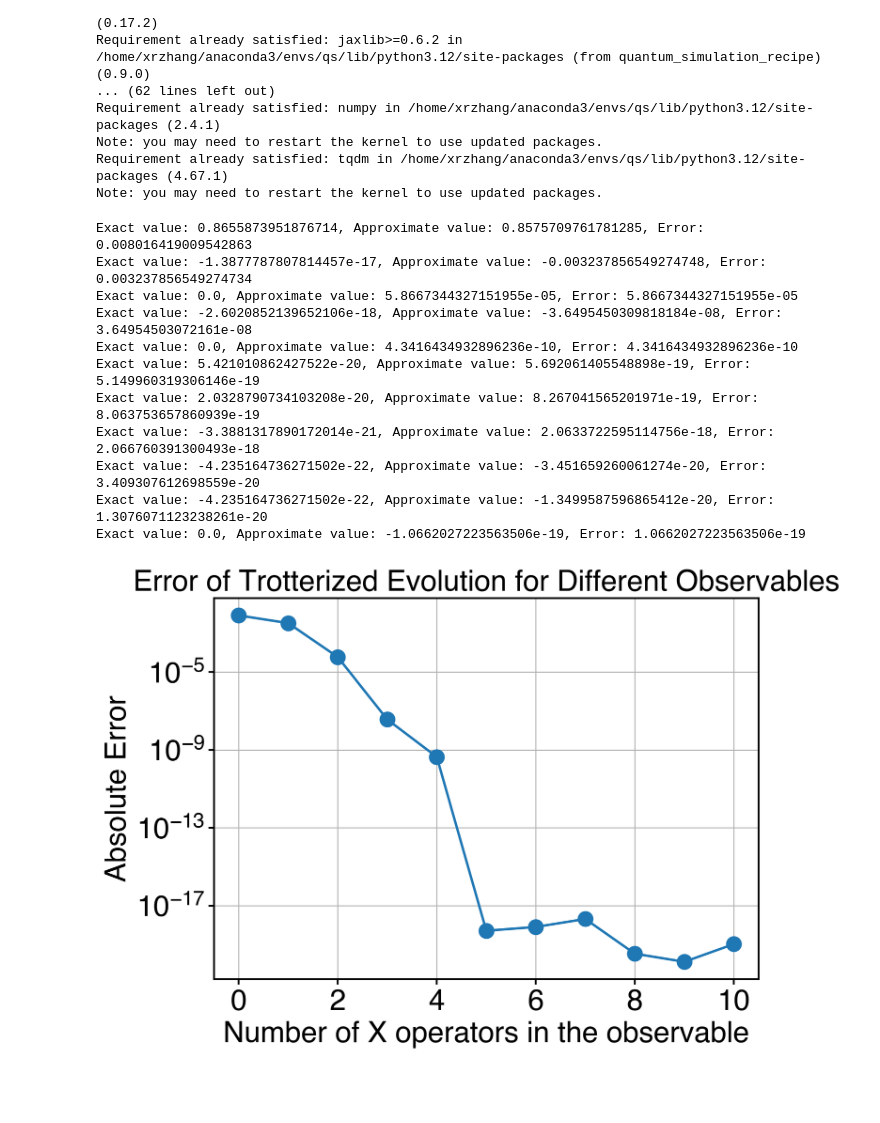
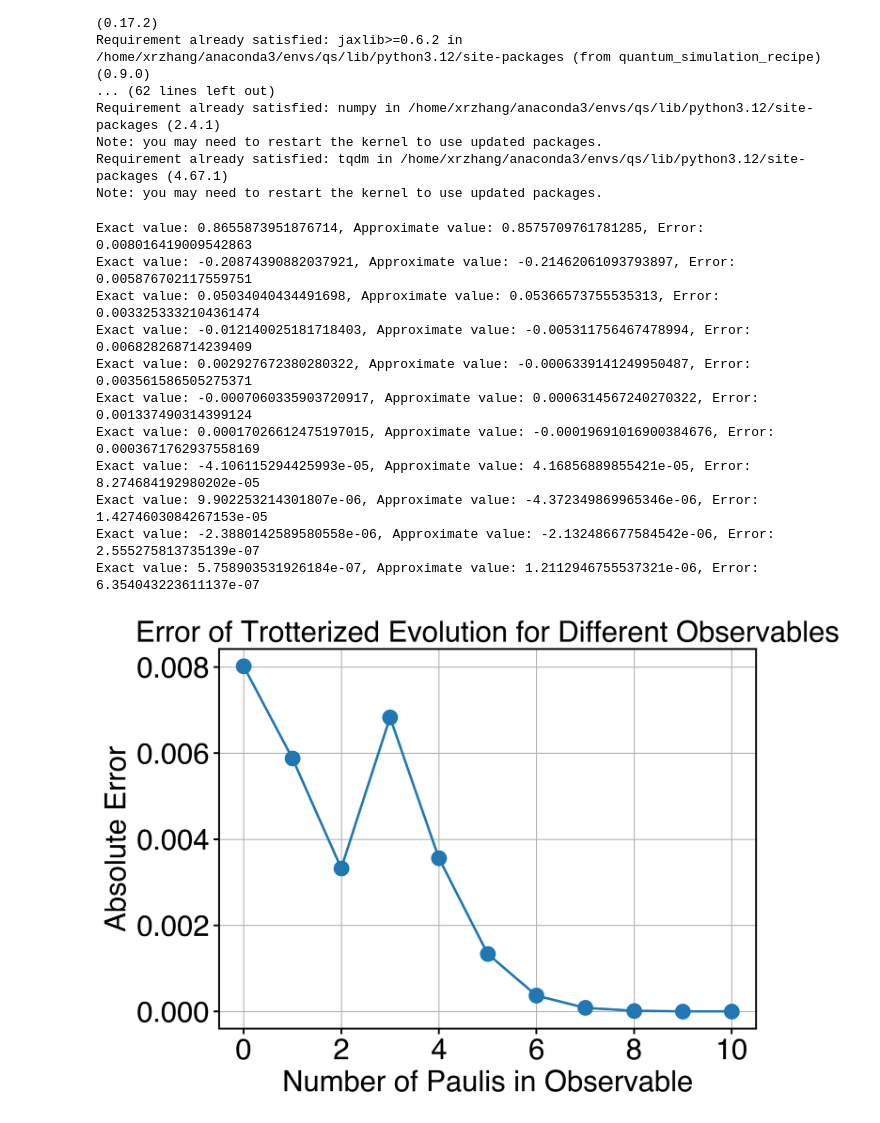
Before and after one commit to Xran-ZH/Simulation-Error-and-Bra-ket-entanglement, a Jupyter notebook: Bra-ket-decrease-error.ipynb, the cells around one changed output. Cells and saved outputs as stored; diff of their text form; code cells hidden in the pictures; blank space fills up the shorter version.

```diff
--- a/Bra-ket-decrease-error.ipynb
+++ b/Bra-ket-decrease-error.ipynb
@@ -49,10 +49,11 @@ def Tensor_product(matrix,power):
 # Model: 1D Heisenberg model
 n=10
 dim=2**n
+r=1
+delta_t=0.1
+t=delta_t*r
+
 J,h=1,1.2
-t=.1
-r=1
-delta_t=t/r
 order=2
 hnn=Nearest_Neighbour_1d(n=n,Jx=J,Jy=J,Jz=J,hx=h,hy=0,hz=0,pbc=True)
 h_list=hnn.ham_xyz
@@ -62,7 +63,7 @@ exact_U=expH(hnn.ham,t=t)
 Observables_with_different_BK=[]
 i=0
 while i<=n:
-    paulis=Pauli('X'*i).to_matrix()
+    paulis=Pauli('Y'*i).to_matrix()
     projectures=Tensor_product([[1,0],[0,0]],n-i)
     observable=np.kron(paulis,projectures)
     Observables_with_different_BK.append(observable)
@@ -72,28 +73,28 @@ Initial_state=Statevector.from_int(0,dim).data
 # %%
 errors=[]
 for observable in  Observables_with_different_BK:
     exact_value=np.real(Statevector(exact_U@Initial_state).expectation_value(observable))
     approx_value=np.real(Statevector(approx_U@Initial_state).expectation_value(observable))
     print(f"Exact value: {exact_value}, Approximate value: {approx_value}, Error: {abs(exact_value-approx_value)}")
     errors.append(abs(exact_value-approx_value))
 plt.figure(figsize=(8,6))
 plt.plot(range(n+1), errors, marker='o')
-plt.yscale('log')
+#plt.yscale('log')
 plt.xlabel('Number of Paulis in Observable')
 plt.ylabel('Absolute Error')
 plt.title('Error of Trotterized Evolution for Different Observables')
 plt.grid()
 plt.show()
 # %% [output]
 Exact value: 0.8655873951876714, Approximate value: 0.8575709761781285, Error: 0.008016419009542863
-Exact value: -1.3877787807814457e-17, Approximate value: -0.003237856549274748, Error: 0.003237856549274734
-Exact value: 0.0, Approximate value: 5.8667344327151955e-05, Error: 5.8667344327151955e-05
-Exact value: -2.6020852139652106e-18, Approximate value: -3.6495450309818184e-08, Error: 3.64954503072161e-08
-Exact value: 0.0, Approximate value: 4.3416434932896236e-10, Error: 4.3416434932896236e-10
-Exact value: 5.421010862427522e-20, Approximate value: 5.692061405548898e-19, Error: 5.149960319306146e-19
-Exact value: 2.0328790734103208e-20, Approximate value: 8.267041565201971e-19, Error: 8.063753657860939e-19
-Exact value: -3.3881317890172014e-21, Approximate value: 2.0633722595114756e-18, Error: 2.066760391300493e-18
-Exact value: -4.235164736271502e-22, Approximate value: -3.451659260061274e-20, Error: 3.409307612698559e-20
-Exact value: -4.235164736271502e-22, Approximate value: -1.3499587596865412e-20, Error: 1.3076071123238261e-20
-Exact value: 0.0, Approximate value: -1.0662027223563506e-19, Error: 1.0662027223563506e-19
+Exact value: -0.20874390882037921, Approximate value: -0.21462061093793897, Error: 0.005876702117559751
+Exact value: 0.05034040434491698, Approximate value: 0.05366573755535313, Error: 0.0033253332104361474
+Exact value: -0.012140025181718403, Approximate value: -0.005311756467478994, Error: 0.006828268714239409
+Exact value: 0.002927672380280322, Approximate value: -0.0006339141249950487, Error: 0.003561586505275371
+Exact value: -0.0007060335903720917, Approximate value: 0.0006314567240270322, Error: 0.001337490314399124
+Exact value: 0.00017026612475197015, Approximate value: -0.00019691016900384676, Error: 0.0003671762937558169
+Exact value: -4.106115294425993e-05, Approximate value: 4.16856889855421e-05, Error: 8.274684192980202e-05
+Exact value: 9.902253214301807e-06, Approximate value: -4.372349869965346e-06, Error: 1.4274603084267153e-05
+Exact value: -2.3880142589580558e-06, Approximate value: -2.132486677584542e-06, Error: 2.555275813735139e-07
+Exact value: 5.758903531926184e-07, Approximate value: 1.2112946755537321e-06, Error: 6.354043223611137e-07
-[figure, old version]
+[figure, new version]
```
